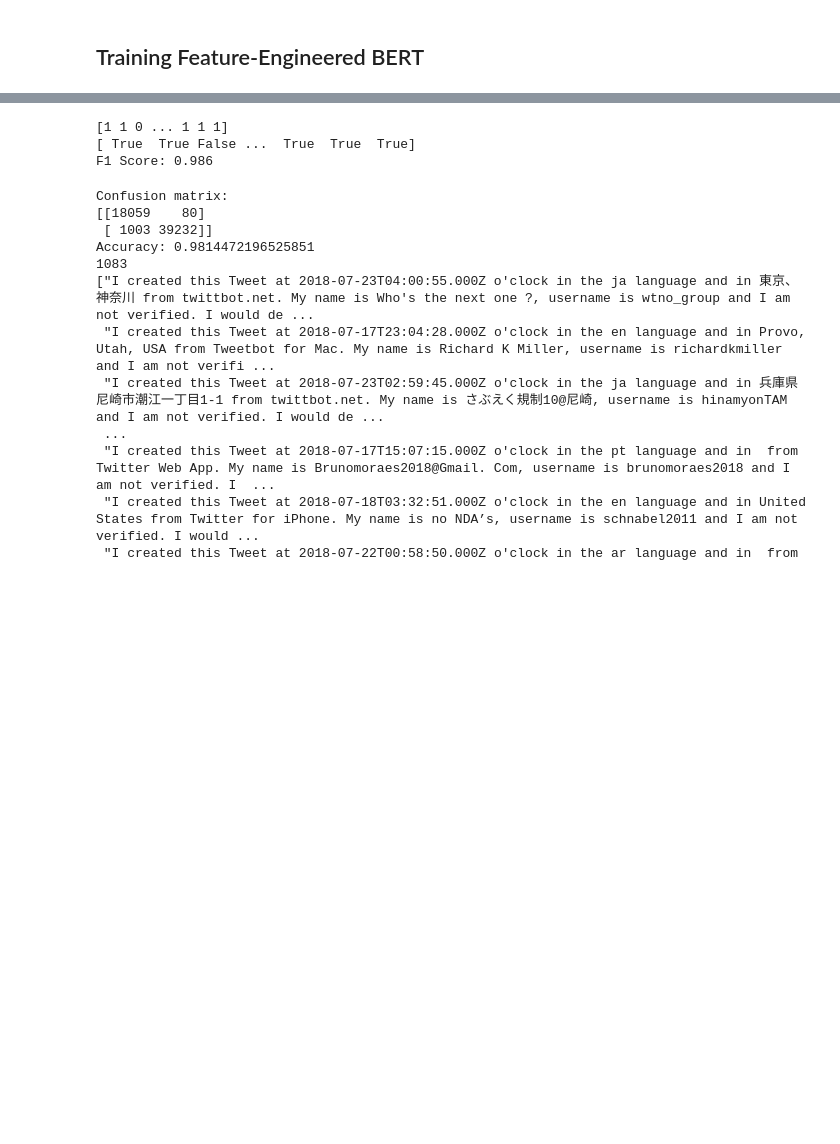
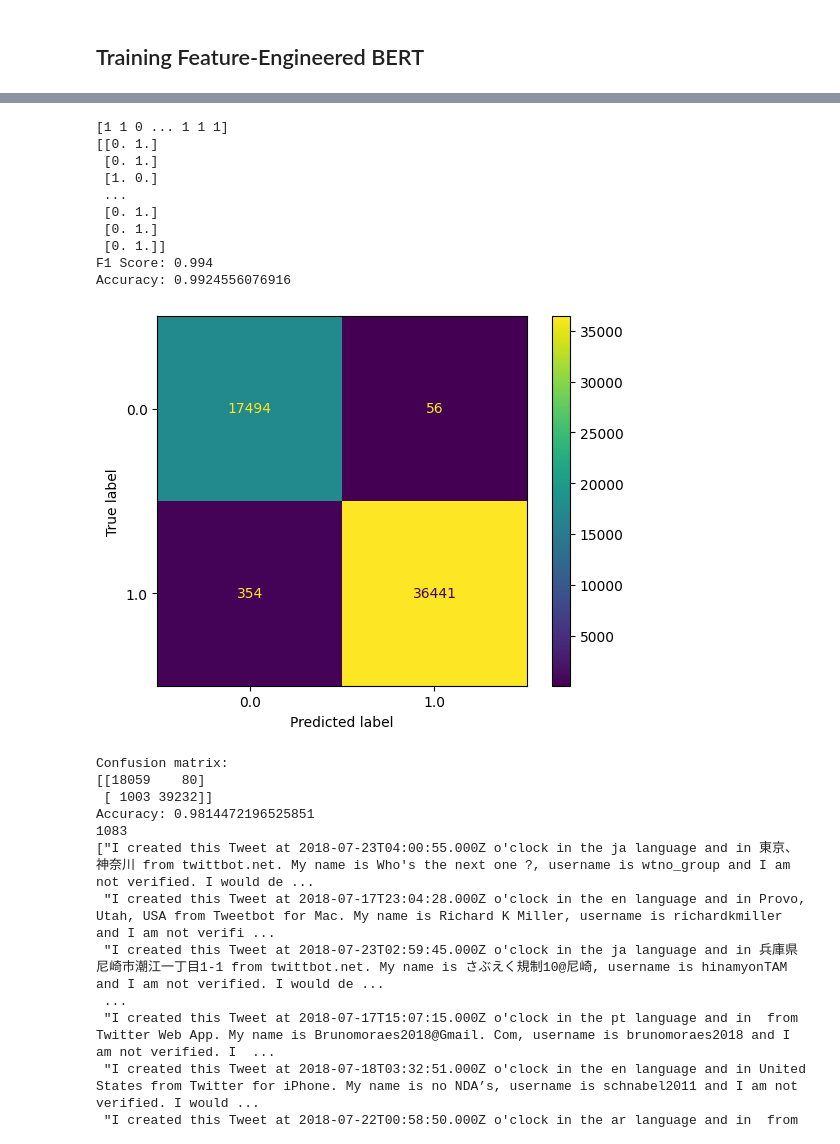
Before and after one commit to xid-er/Fake-News-Detection, a Jupyter notebook: src/ML_Twitter.ipynb, the cells around one changed output, grey strips where cells are left out. Saved outputs shown, nothing was run; the diff lists cells and outputs as text; code cells hidden in the pictures; blank space fills up the shorter version.

```diff
--- a/src/ML_Twitter.ipynb
+++ b/src/ML_Twitter.ipynb
@@ -794,27 +833,42 @@ Predicting labels for 58,374 test sentences...
 # %%
 # Combine the results across all batches.
 flat_predictions = np.concatenate(predictions, axis=0)
 
 # For each sample, pick the label (0 or 1) with the higher score.
 flat_predictions = np.argmax(flat_predictions, axis=1).flatten()
 print(flat_predictions)
 
 # Combine the correct labels for each batch into a single list.
 flat_true_labels = np.concatenate(true_labels, axis=0)
 print(flat_true_labels)
-true_exp = [1 if i == True else 0 for i in flat_true_labels]
+true_exp = [i[1] for i in flat_true_labels]
+#true_exp = [1 if i == True else 0 for i in flat_true_labels]
 #print(true_exp)
 
 from sklearn.metrics import f1_score
+from sklearn.metrics import f1_score, confusion_matrix, accuracy_score, ConfusionMatrixDisplay
+import matplotlib.pyplot as plt
 
 # Calculate the F1
 f1 = f1_score(true_exp, flat_predictions)
 
 print('F1 Score: %.3f' % f1)
+print("Accuracy:", accuracy_score(true_exp, flat_predictions))
+
+ConfusionMatrixDisplay.from_predictions(true_exp, flat_predictions)
+plt.show()
 # %% [output]
 [1 1 0 ... 1 1 1]
-[ True  True False ...  True  True  True]
-F1 Score: 0.986
+[[0. 1.]
+ [0. 1.]
+ [1. 0.]
+ ...
+ [0. 1.]
+ [0. 1.]
+ [0. 1.]]
+F1 Score: 0.994
+Accuracy: 0.9924556076916
+[figure, added]
 # %%
 from sklearn.metrics import f1_score, confusion_matrix, accuracy_score
 
```
Also changed, not shown: parts of 12 cells of this notebook, 5 other files.
